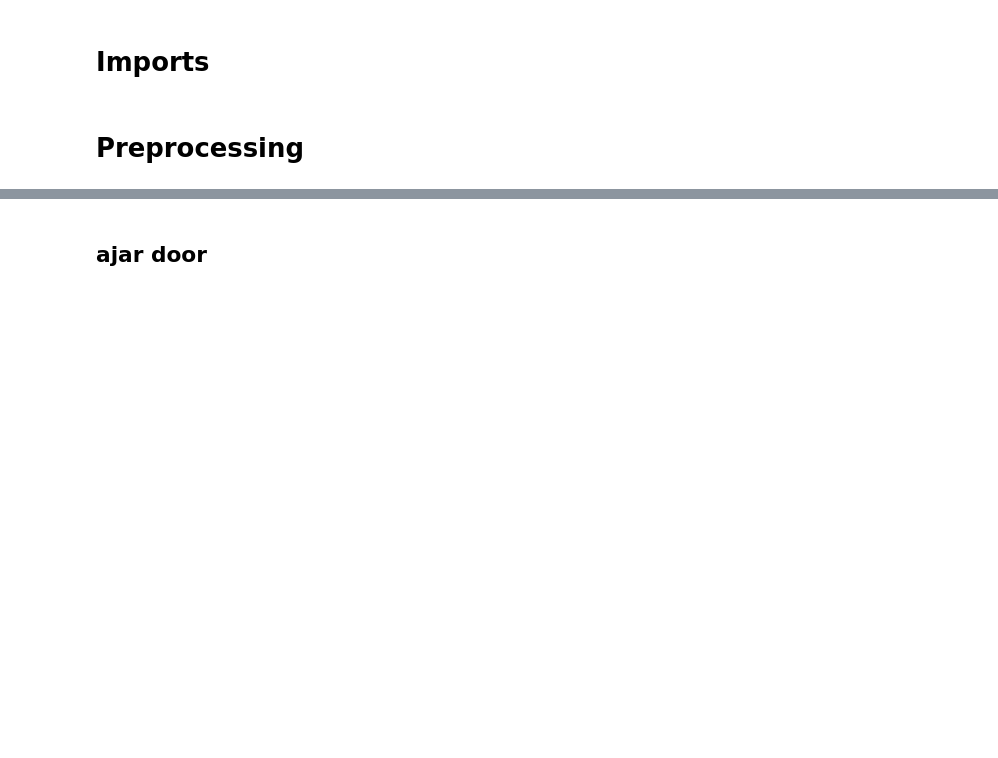
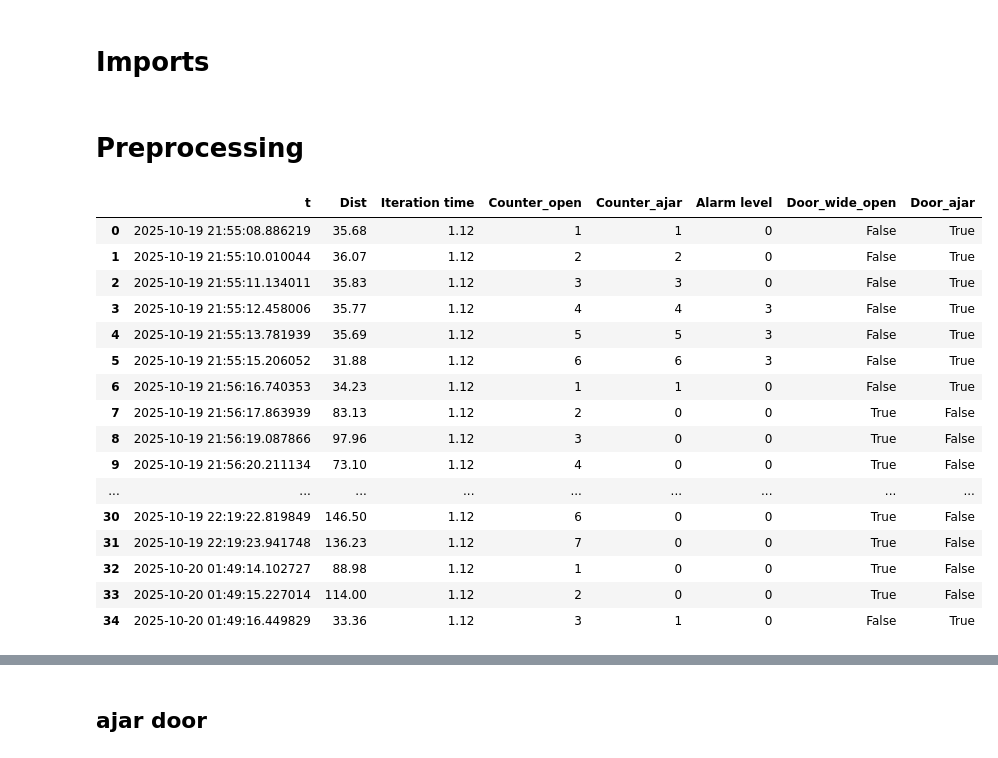
Before and after one commit to DamianAtlass/fridge-sensor, a Jupyter notebook: plotting.ipynb, the cells around one changed output, grey strips where cells are left out. Saved outputs shown, nothing was run; the diff lists cells and outputs as text; code cells hidden in the pictures; blank space fills up the shorter version.

```diff
--- a/plotting.ipynb
+++ b/plotting.ipynb
@@ -9,11 +9,30 @@ from matplotlib import pyplot as plt
 # %%
 df = pd.read_csv("logs.csv", sep=",")
 
-df["Door_open"] = df["Door"]=="open"
+df["Door_wide_open"] = df["Door"]=="open"
 df["Door_ajar"] = df["Door"]=="ajar"
 df.drop(columns=["Door"], axis=1, inplace=True)
 df["t"] = pd.to_datetime(df["t"], format="mixed")
 
 df["Alarm level"] = df["Alarm level"].map(lambda x: int(x[:1]))
+df
+# %% [output]
+|  | t | Dist | Iteration time | Counter_open | Counter_ajar | Alarm level | Door_wide_open | Door_ajar |
+| 0 | 2025-10-19 21:55:08.886219 | 35.68 | 1.12 | 1 | 1 | 0 | False | True |
+| 1 | 2025-10-19 21:55:10.010044 | 36.07 | 1.12 | 2 | 2 | 0 | False | True |
+| 2 | 2025-10-19 21:55:11.134011 | 35.83 | 1.12 | 3 | 3 | 0 | False | True |
+| 3 | 2025-10-19 21:55:12.458006 | 35.77 | 1.12 | 4 | 4 | 3 | False | True |
+| 4 | 2025-10-19 21:55:13.781939 | 35.69 | 1.12 | 5 | 5 | 3 | False | True |
+| 5 | 2025-10-19 21:55:15.206052 | 31.88 | 1.12 | 6 | 6 | 3 | False | True |
+| 6 | 2025-10-19 21:56:16.740353 | 34.23 | 1.12 | 1 | 1 | 0 | False | True |
+| 7 | 2025-10-19 21:56:17.863939 | 83.13 | 1.12 | 2 | 0 | 0 | True | False |
+| 8 | 2025-10-19 21:56:19.087866 | 97.96 | 1.12 | 3 | 0 | 0 | True | False |
+| 9 | 2025-10-19 21:56:20.211134 | 73.10 | 1.12 | 4 | 0 | 0 | True | False |
+| ... | ... | ... | ... | ... | ... | ... | ... | ... |
+| 30 | 2025-10-19 22:19:22.819849 | 146.50 | 1.12 | 6 | 0 | 0 | True | False |
+| 31 | 2025-10-19 22:19:23.941748 | 136.23 | 1.12 | 7 | 0 | 0 | True | False |
+| 32 | 2025-10-20 01:49:14.102727 | 88.98 | 1.12 | 1 | 0 | 0 | True | False |
+| 33 | 2025-10-20 01:49:15.227014 | 114.00 | 1.12 | 2 | 0 | 0 | True | False |
+| 34 | 2025-10-20 01:49:16.449829 | 33.36 | 1.12 | 3 | 1 | 0 | False | True |
 # %%
 #filtered_df = df.loc[(df['t'] >= '2025-09-18') & (df['t'] < '2025-09-23')]
```
Also changed, not shown: parts of 4 cells of this notebook.
